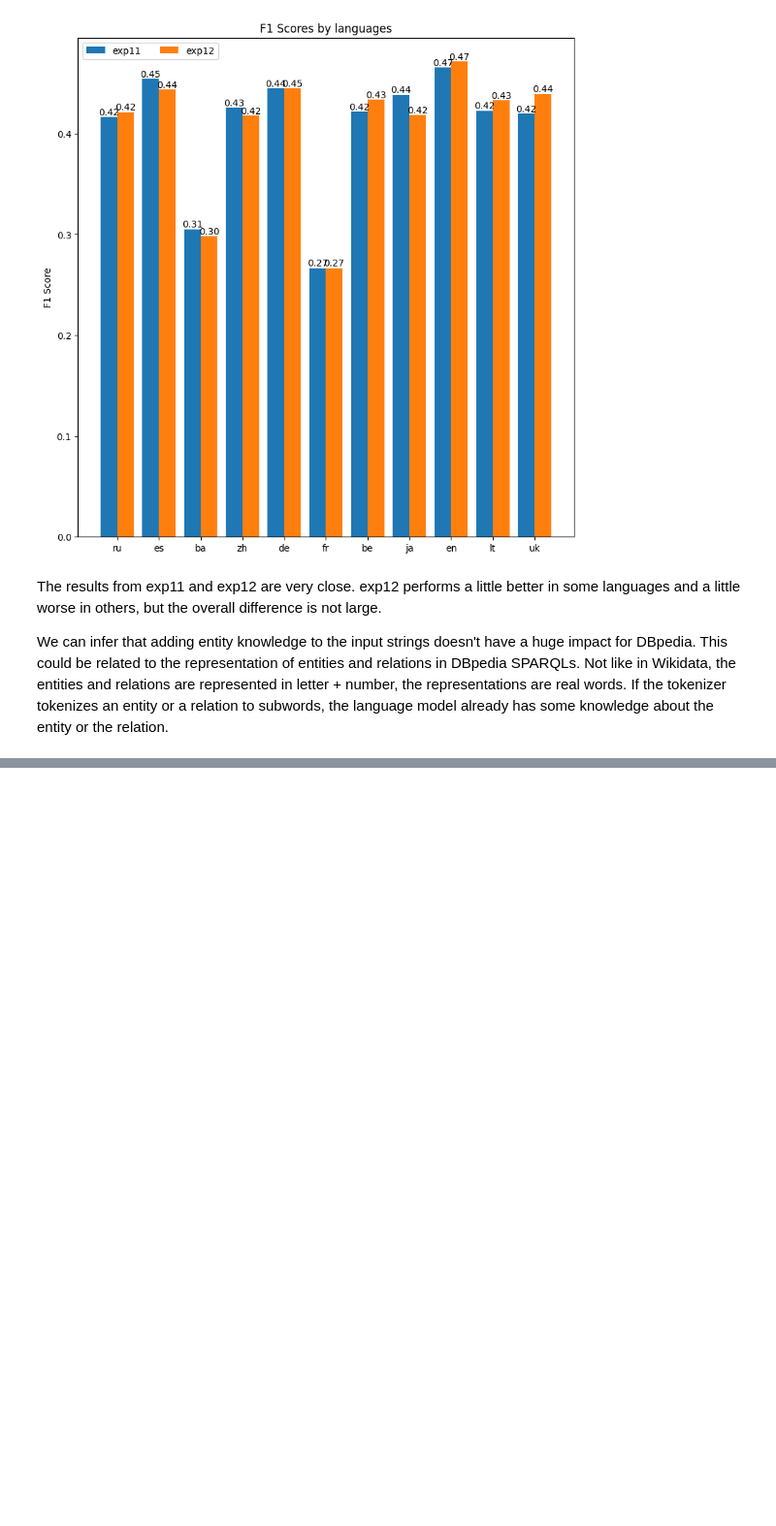
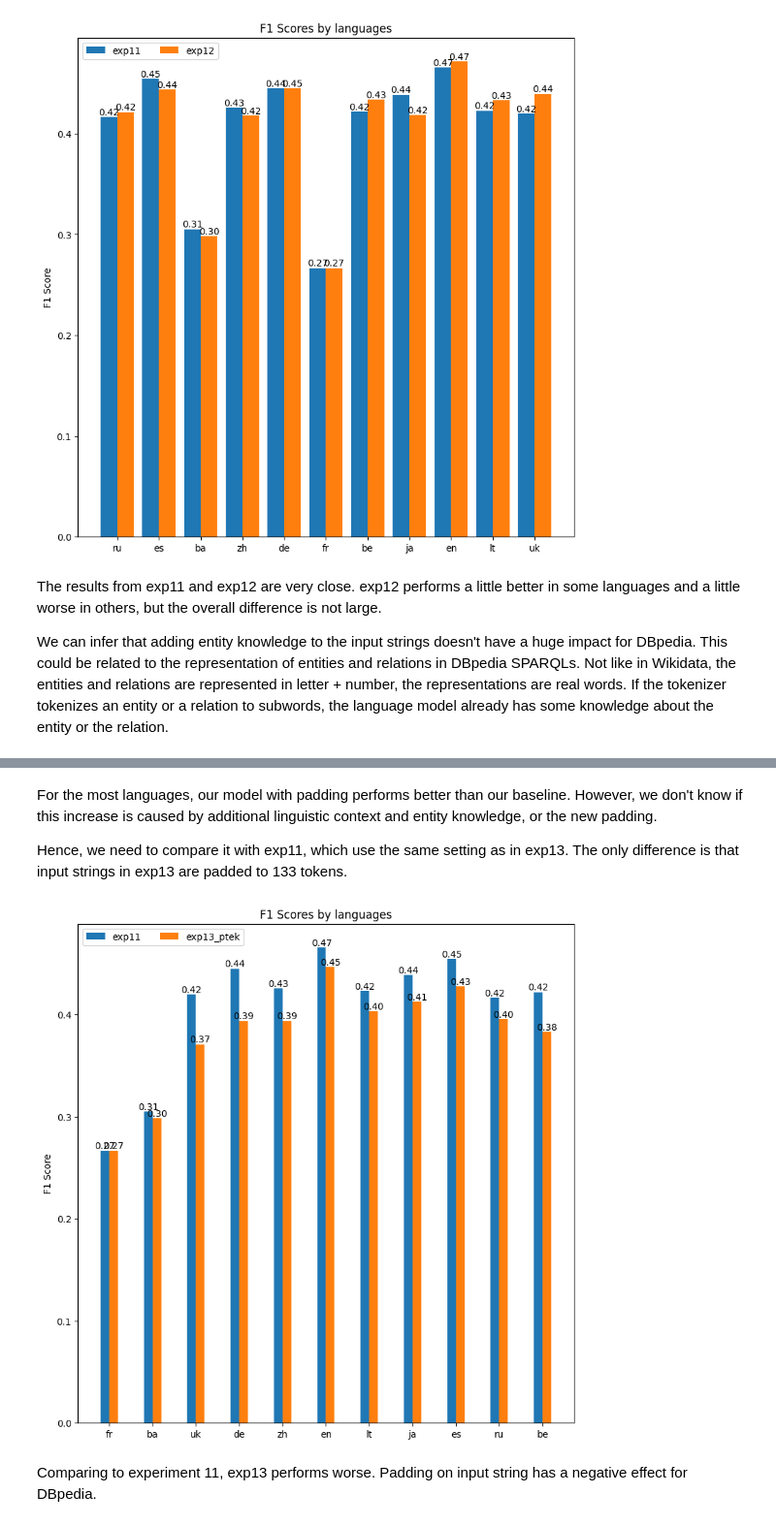
Before and after one commit to dice-group/MST5, a Jupyter notebook: notebooks/eval_results_dbpedia.ipynb, the cells around one changed output, grey strips where cells are left out. Shown at 97% size. Cells and saved outputs as stored; diff of their text form; code cells hidden in the pictures; blank space fills up the shorter version.

```diff
--- a/notebooks/eval_results_dbpedia.ipynb
+++ b/notebooks/eval_results_dbpedia.ipynb
@@ -223,0 +311,16 @@ Not like in Wikidata, the entities and relations are represented in letter + num
+# %% [markdown]
+For the most languages, our model with padding performs better than our baseline.
+However, we don't know if this increase is caused by additional linguistic context and entity knowledge, or the new padding.
+
+Hence, we need to compare it with exp11, which use the same setting as in exp13.
+The only difference is that input strings in exp13 are padded to 133 tokens.
+# %%
+plot({
+    "exp11": exp11,
+    "exp13_ptek": exp13_ptek,
+}, 2)
+# %% [output]
+[figure, added]
+# %% [markdown]
+Comparing to experiment 11, exp13 performs worse.
+Padding on input string has a negative effect for DBpedia.
```
Also changed, not shown: parts of 10 cells of this notebook.
